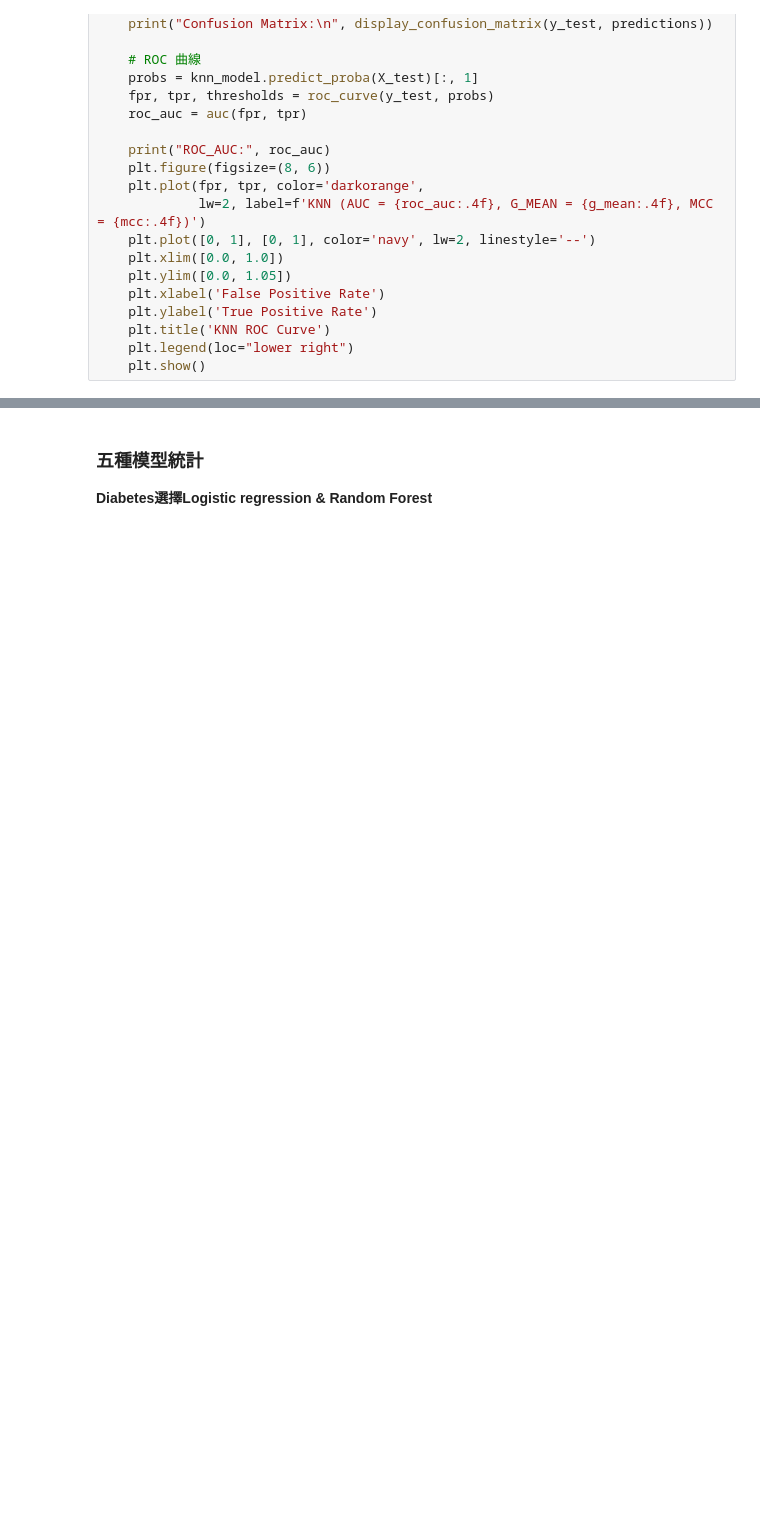
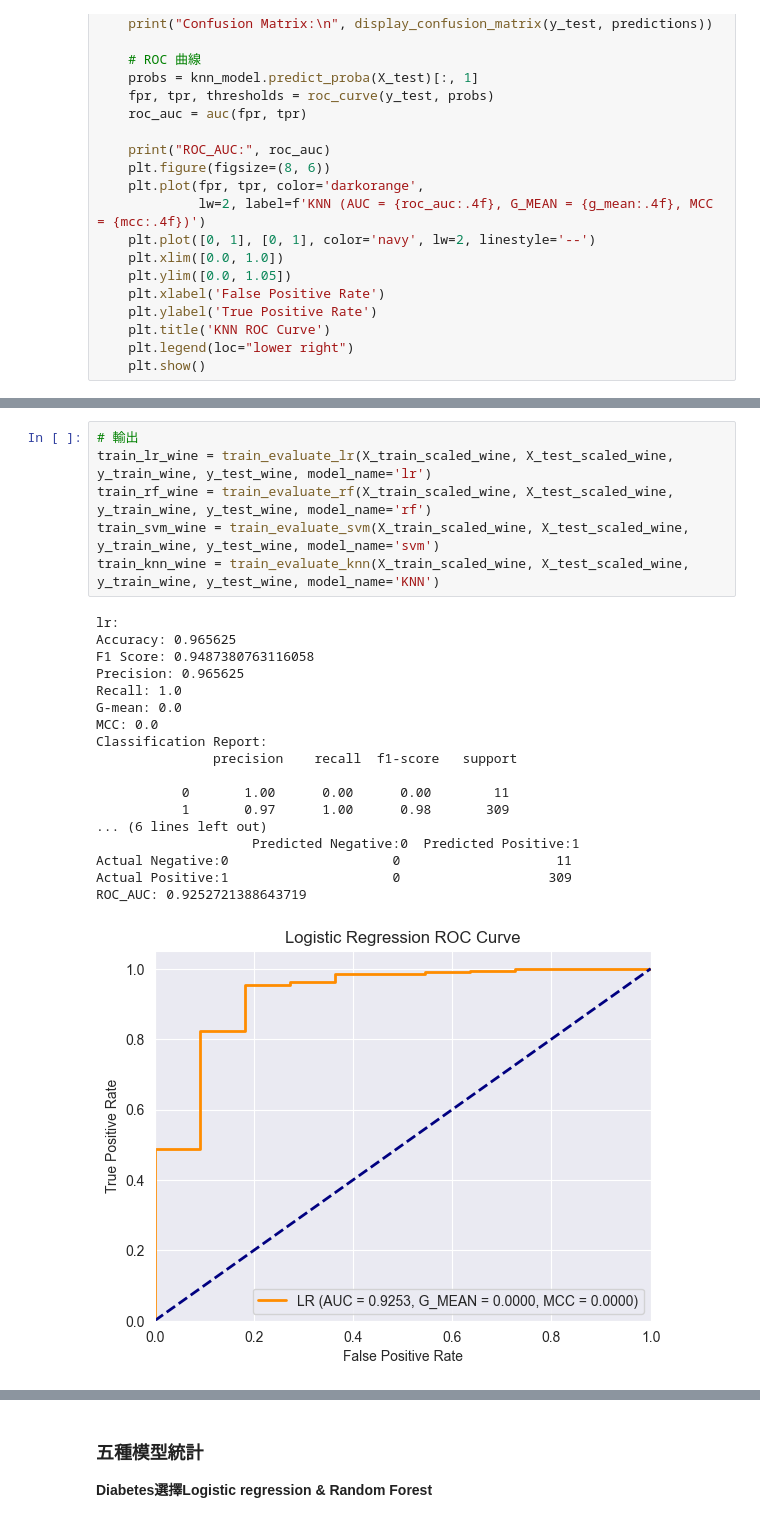
Before and after one commit to moonionn/sampling-method-project, a Jupyter notebook: firstpartModelSelect/modelselect_wine.ipynb, the cells around one changed output, grey strips where cells are left out. Saved outputs shown, nothing was run; the diff lists cells and outputs as text; blank space fills up the shorter version.

```diff
--- a/firstpartModelSelect/modelselect_wine.ipynb
+++ b/firstpartModelSelect/modelselect_wine.ipynb
@@ -347,0 +448,25 @@ ROC_AUC: 0.962623215841276
+# %%
+# 輸出
+train_lr_wine = train_evaluate_lr(X_train_scaled_wine, X_test_scaled_wine, y_train_wine, y_test_wine, model_name='lr')
+train_rf_wine = train_evaluate_rf(X_train_scaled_wine, X_test_scaled_wine, y_train_wine, y_test_wine, model_name='rf')
+train_svm_wine = train_evaluate_svm(X_train_scaled_wine, X_test_scaled_wine, y_train_wine, y_test_wine, model_name='svm')
+train_knn_wine = train_evaluate_knn(X_train_scaled_wine, X_test_scaled_wine, y_train_wine, y_test_wine, model_name='KNN')
+# %% [output]
+lr:
+Accuracy: 0.965625
+F1 Score: 0.9487380763116058
+Precision: 0.965625
+Recall: 1.0
+G-mean: 0.0
+MCC: 0.0
+Classification Report:
+               precision    recall  f1-score   support
+
+           0       1.00      0.00      0.00        11
+           1       0.97      1.00      0.98       309
+... (6 lines left out)
+                    Predicted Negative:0  Predicted Positive:1
+Actual Negative:0                     0                    11
+Actual Positive:1                     0                   309
+ROC_AUC: 0.9252721388643719
+[figure, added]
```
Also changed, not shown: parts of 13 cells of this notebook, 15 other files.
